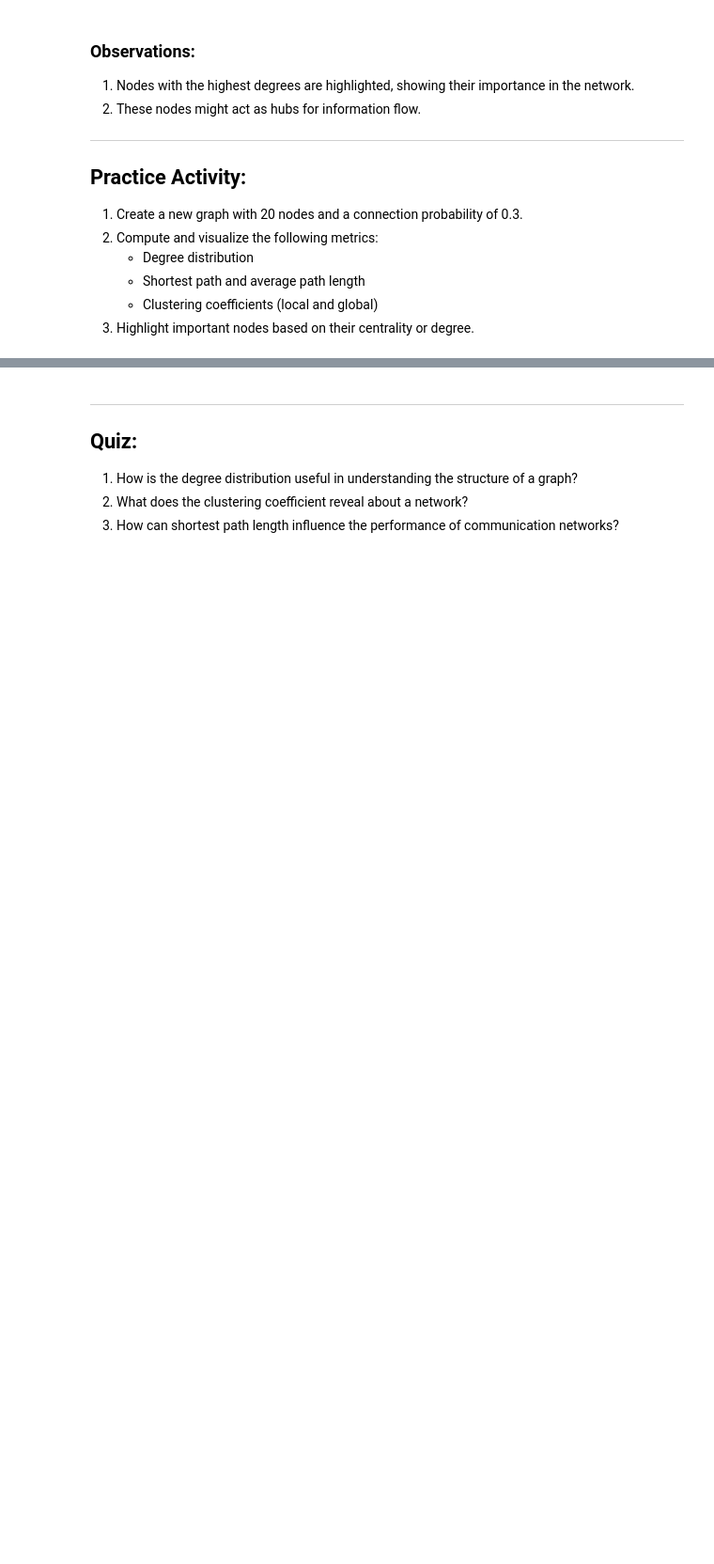
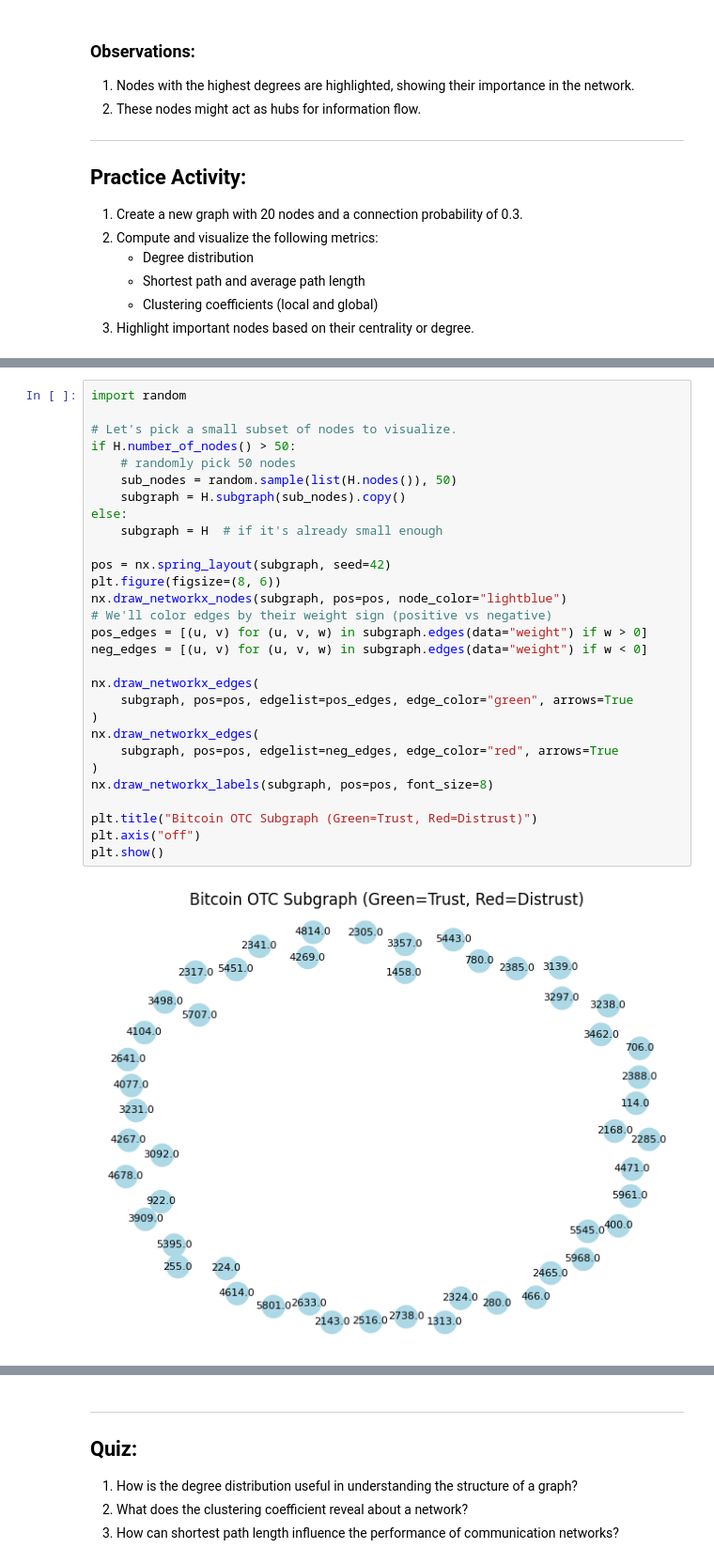
Before and after one commit to bgbg/ML-on-Graphs, a Jupyter notebook: 2_Basic_Network_Properties.ipynb, the cells around one changed output, grey strips where cells are left out. Shown at 94% size. Drawn from its saved outputs; the diff is of its cells as text; blank space fills up the shorter version.

```diff
--- a/2_Basic_Network_Properties.ipynb
+++ b/2_Basic_Network_Properties.ipynb
@@ -935,0 +1163,31 @@ plt.show()
+# %%
+import random
+
+# Let's pick a small subset of nodes to visualize.
+if H.number_of_nodes() > 50:
+    # randomly pick 50 nodes
+    sub_nodes = random.sample(list(H.nodes()), 50)
+    subgraph = H.subgraph(sub_nodes).copy()
+else:
+    subgraph = H  # if it's already small enough
+
+pos = nx.spring_layout(subgraph, seed=42)
+plt.figure(figsize=(8, 6))
+nx.draw_networkx_nodes(subgraph, pos=pos, node_color="lightblue")
+# We'll color edges by their weight sign (positive vs negative)
+pos_edges = [(u, v) for (u, v, w) in subgraph.edges(data="weight") if w > 0]
+neg_edges = [(u, v) for (u, v, w) in subgraph.edges(data="weight") if w < 0]
+
+nx.draw_networkx_edges(
+    subgraph, pos=pos, edgelist=pos_edges, edge_color="green", arrows=True
+)
+nx.draw_networkx_edges(
+    subgraph, pos=pos, edgelist=neg_edges, edge_color="red", arrows=True
+)
+nx.draw_networkx_labels(subgraph, pos=pos, font_size=8)
+
+plt.title("Bitcoin OTC Subgraph (Green=Trust, Red=Distrust)")
+plt.axis("off")
+plt.show()
+# %% [output]
+[figure, added]
```
Also changed, not shown: parts of 29 cells of this notebook.
